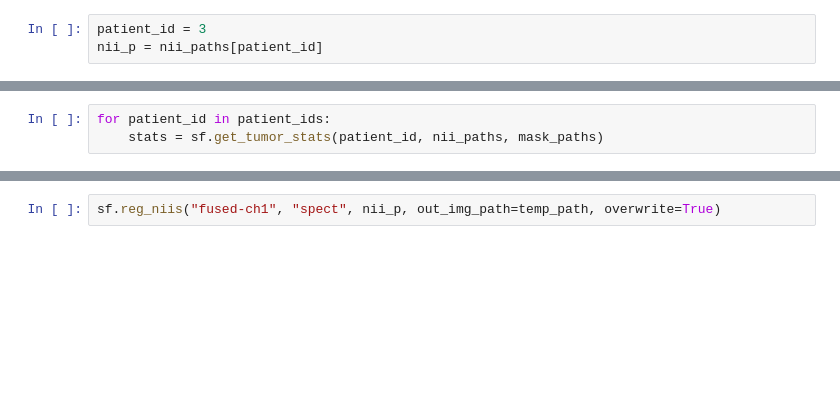
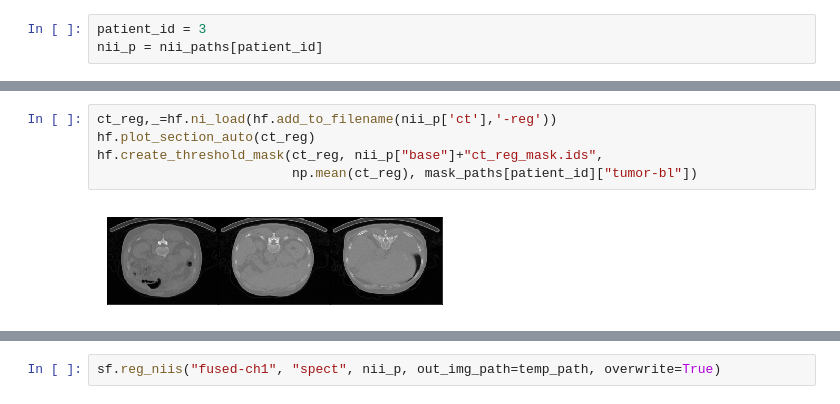
Before and after one commit to clintonjwang/cancer-staging, a Jupyter notebook: main.ipynb, the cells around one changed output, grey strips where cells are left out. Cells and saved outputs as stored; diff of their text form; blank space fills up the shorter version.

```diff
--- a/main.ipynb
+++ b/main.ipynb
@@ -77,3 +59,0 @@ for patient_id in patient_ids:
-# %%
-for patient_id in patient_ids:
-    stats = sf.get_tumor_stats(patient_id, nii_paths, mask_paths)
@@ -102,0 +95,7 @@ fused_img,_=hf.ni_load(nii_paths[patient_id]['fused-ch1'])
+# %%
+ct_reg,_=hf.ni_load(hf.add_to_filename(nii_p['ct'],'-reg'))
+hf.plot_section_auto(ct_reg)
+hf.create_threshold_mask(ct_reg, nii_p["base"]+"ct_reg_mask.ids",
+                         np.mean(ct_reg), mask_paths[patient_id]["tumor-bl"])
+# %% [output]
+[figure, added]
```
Also changed, not shown: parts of 46 cells of this notebook, 2 other files.
